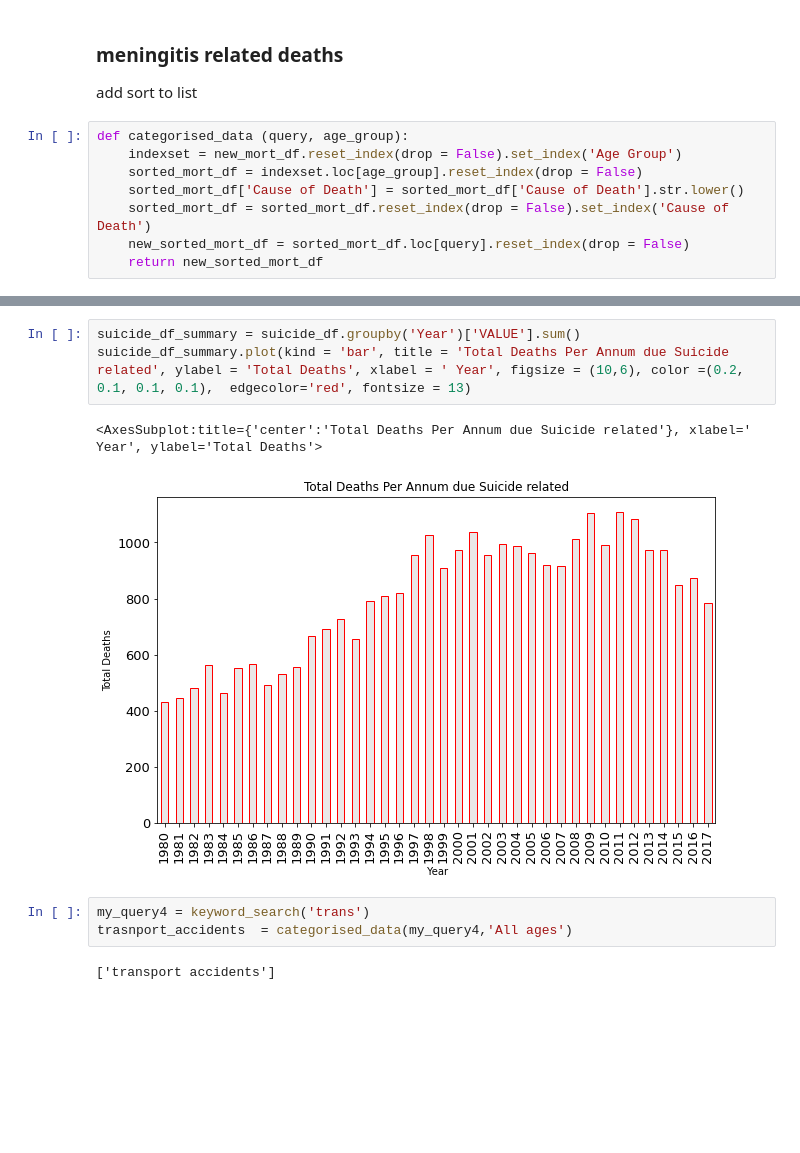
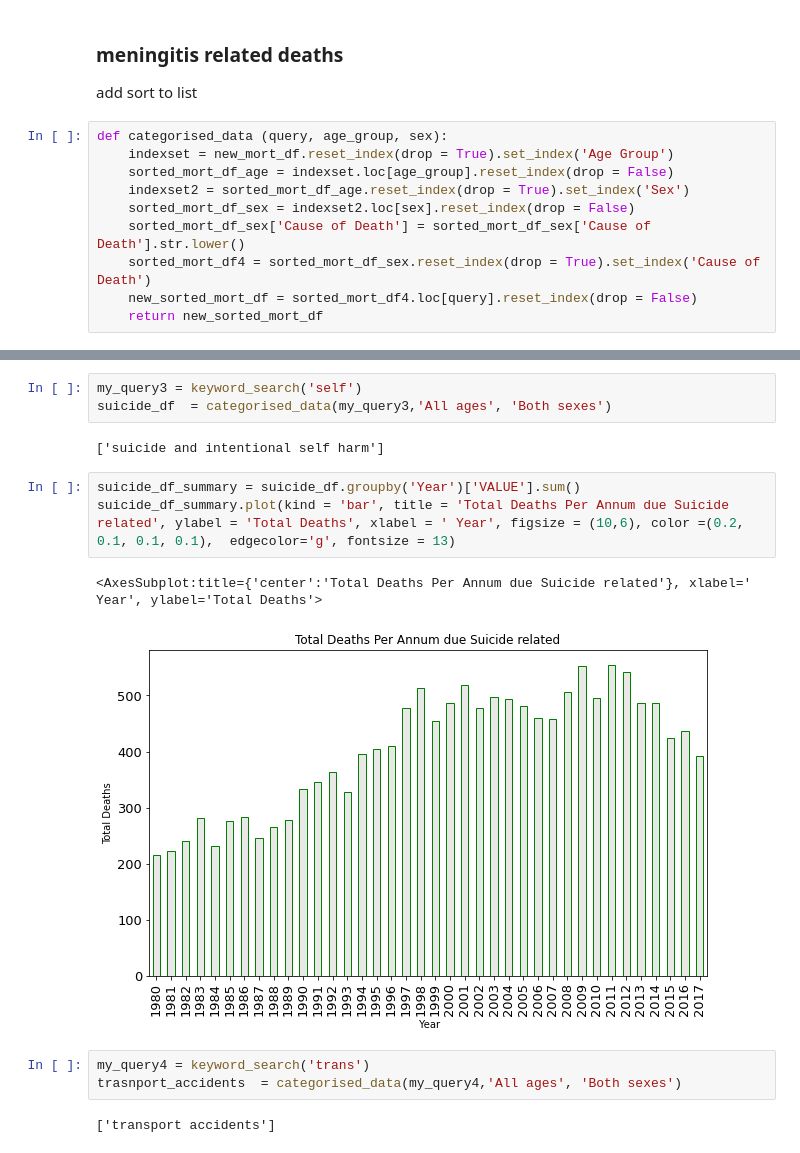
Before and after one commit to jobrien2/UCD-project, a Jupyter notebook: UCD_Start_project.ipynb, the cells around one changed output, grey strips where cells are left out. Drawn from its saved outputs; the diff is of its cells as text; blank space fills up the shorter version.

Commit message:
added meningitis graphs
added meng graphs
grouped data and unstacked for male female

```diff
--- a/UCD_Start_project.ipynb
+++ b/UCD_Start_project.ipynb
@@ -617,11 +608,13 @@ my_query = keyword_search('meni')
 ### meningitis related deaths
 add sort to list
 # %%
-def categorised_data (query, age_group):
-    indexset = new_mort_df.reset_index(drop = False).set_index('Age Group')
-    sorted_mort_df = indexset.loc[age_group].reset_index(drop = False)
-    sorted_mort_df['Cause of Death'] = sorted_mort_df['Cause of Death'].str.lower()
-    sorted_mort_df = sorted_mort_df.reset_index(drop = False).set_index('Cause of Death')
-    new_sorted_mort_df = sorted_mort_df.loc[query].reset_index(drop = False)
+def categorised_data (query, age_group, sex):
+    indexset = new_mort_df.reset_index(drop = True).set_index('Age Group')
+    sorted_mort_df_age = indexset.loc[age_group].reset_index(drop = False)
+    indexset2 = sorted_mort_df_age.reset_index(drop = True).set_index('Sex')
+    sorted_mort_df_sex = indexset2.loc[sex].reset_index(drop = False)
+    sorted_mort_df_sex['Cause of Death'] = sorted_mort_df_sex['Cause of Death'].str.lower()
+    sorted_mort_df4 = sorted_mort_df_sex.reset_index(drop = True).set_index('Cause of Death')
+    new_sorted_mort_df = sorted_mort_df4.loc[query].reset_index(drop = False)
     return new_sorted_mort_df
 # %%
@@ -652,13 +674,18 @@ suicide_df  = categorised_data(my_query3,'All ages')
+# %%
+my_query3 = keyword_search('self')
+suicide_df  = categorised_data(my_query3,'All ages', 'Both sexes')
+# %% [output]
+['suicide and intentional self harm']
 # %%
 suicide_df_summary = suicide_df.groupby('Year')['VALUE'].sum()
-suicide_df_summary.plot(kind = 'bar', title = 'Total Deaths Per Annum due Suicide related', ylabel = 'Total Deaths', xlabel = ' Year', figsize = (10,6), color =(0.2, 0.1, 0.1, 0.1),  edgecolor='red', fontsize = 13)
+suicide_df_summary.plot(kind = 'bar', title = 'Total Deaths Per Annum due Suicide related', ylabel = 'Total Deaths', xlabel = ' Year', figsize = (10,6), color =(0.2, 0.1, 0.1, 0.1),  edgecolor='g', fontsize = 13)
 # %% [output]
 <AxesSubplot:title={'center':'Total Deaths Per Annum due Suicide related'}, xlabel=' Year', ylabel='Total Deaths'>
-[figure, old version]
+[figure, new version]
-# %%
-my_query4 = keyword_search('trans')
-trasnport_accidents  = categorised_data(my_query4,'All ages')
-# %% [output]
-['transport accidents']
+# %%
+my_query4 = keyword_search('trans')
+trasnport_accidents  = categorised_data(my_query4,'All ages', 'Both sexes')
+# %% [output]
+['transport accidents']
 # %%
 trasnport_accidents_df_summary = trasnport_accidents.groupby('Year')['VALUE'].sum()
```
Also changed, not shown: parts of 72 cells of this notebook, 2 other files.
